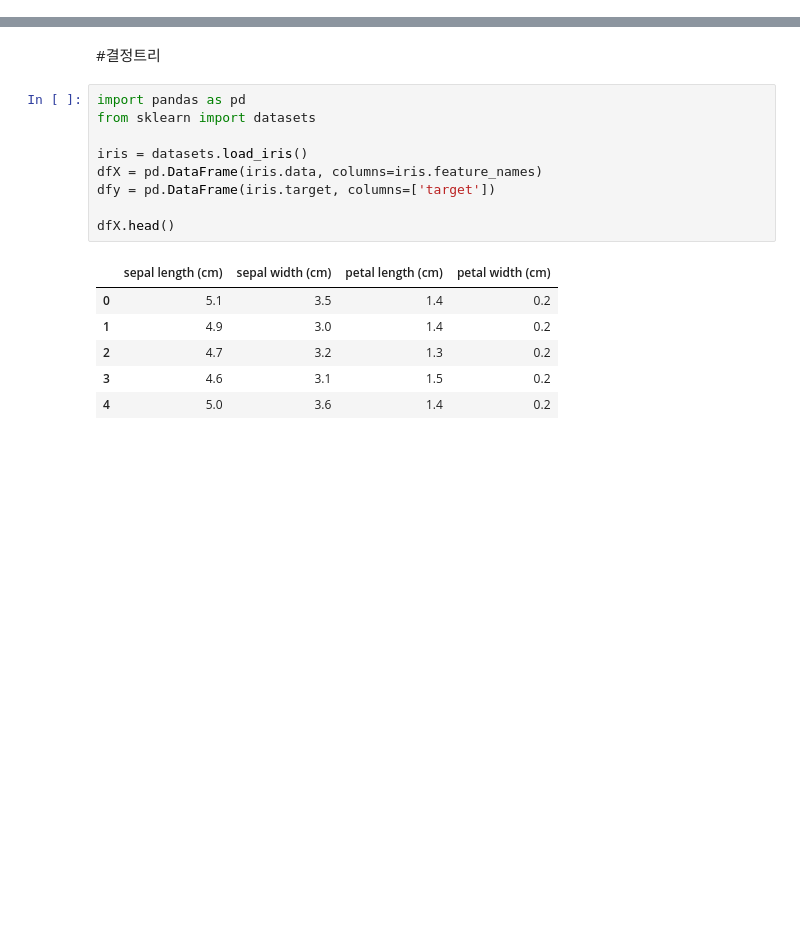
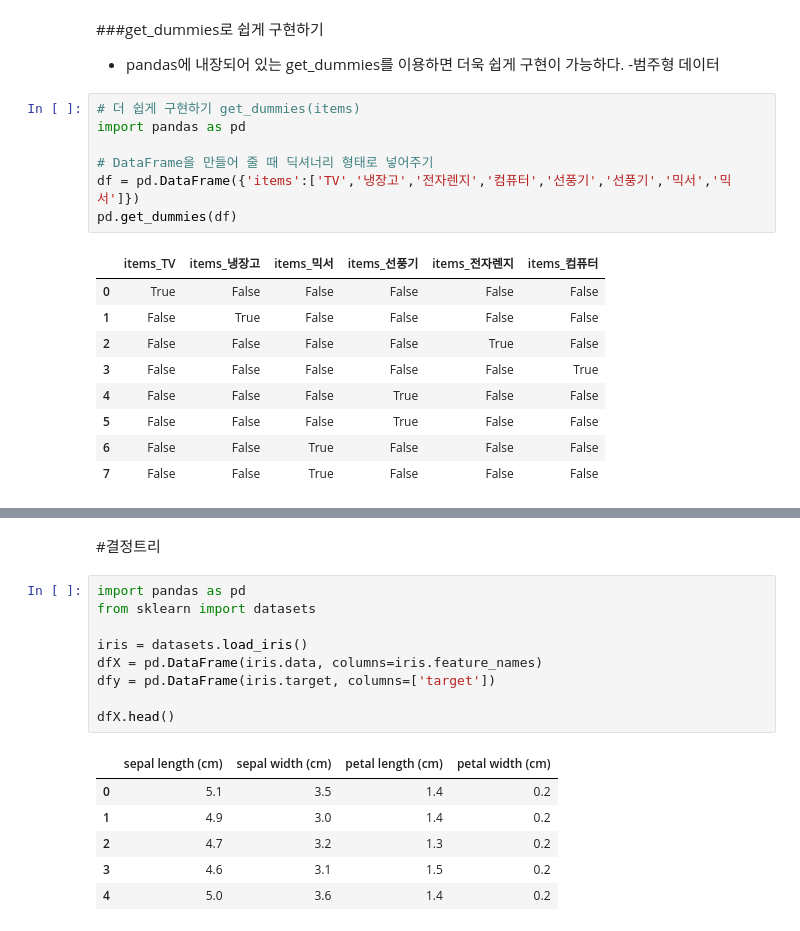
Before and after one commit to bogicho/FlyAI-5, a Jupyter notebook: Day4_AI기초.ipynb, the cells around one changed output, grey strips where cells are left out. Saved outputs shown, nothing was run; the diff lists cells and outputs as text; blank space fills up the shorter version.

```diff
--- a/Day4_AI기초.ipynb
+++ b/Day4_AI기초.ipynb
@@ -10,0 +46,21 @@ import pandas as pd
+# %% [markdown]
+###get_dummies로 쉽게 구현하기
+  - pandas에 내장되어 있는 get_dummies를 이용하면 더욱 쉽게 구현이 가능하다.
+  -범주형 데이터
+# %%
+# 더 쉽게 구현하기 get_dummies(items)
+import pandas as pd
+
+# DataFrame을 만들어 줄 때 딕셔너리 형태로 넣어주기
+df = pd.DataFrame({'items':['TV','냉장고','전자렌지','컴퓨터','선풍기','선풍기','믹서','믹서']})
+pd.get_dummies(df)
+# %% [output]
+|  | items_TV | items_냉장고 | items_믹서 | items_선풍기 | items_전자렌지 | items_컴퓨터 |
+| 0 | True | False | False | False | False | False |
+| 1 | False | True | False | False | False | False |
+| 2 | False | False | False | False | True | False |
+| 3 | False | False | False | False | False | True |
+| 4 | False | False | False | True | False | False |
+| 5 | False | False | False | True | False | False |
+| 6 | False | False | True | False | False | False |
+| 7 | False | False | True | False | False | False |
```
Also changed, not shown: parts of 74 cells of this notebook.
